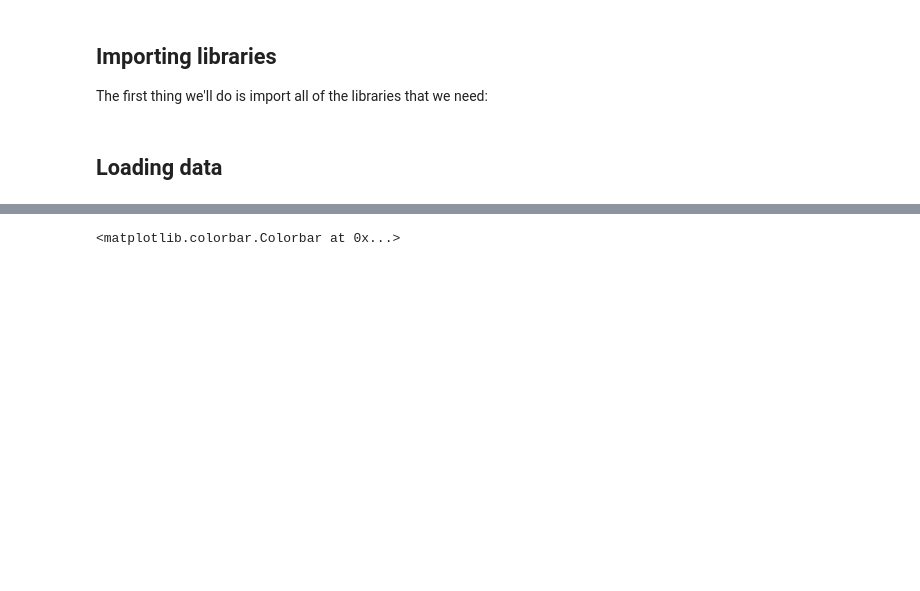
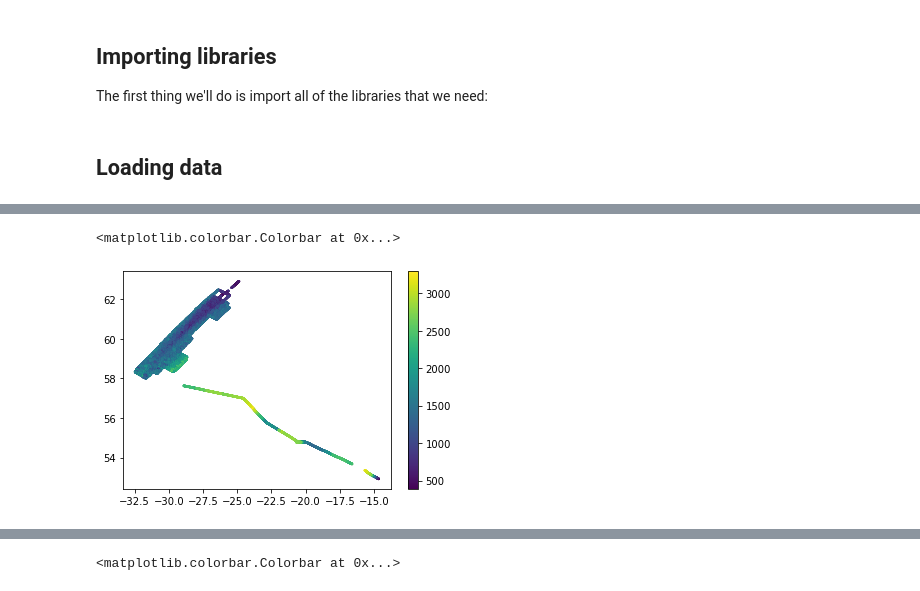
Before and after one commit to fatiando/transform2020, a Jupyter notebook: tutorial.ipynb, the cells around one changed output, grey strips where cells are left out. Cells and saved outputs as stored; diff of their text form; code cells hidden in the pictures; blank space fills up the shorter version.

```diff
--- a/tutorial.ipynb
+++ b/tutorial.ipynb
@@ -85,2 +78,9 @@ data
+# %%
+plt.figure()
+plt.scatter(data.LON, data.LAT, c=data.CORR_DEPTH, s=2)
+plt.colorbar()
+# %% [output]
+<matplotlib.colorbar.Colorbar at 0x...>
+[figure, added]
 # %%
 data = data[vd.inside((data.LON, data.LAT), [-33, -24, 57.5, 63])]
```
Also changed, not shown: parts of 21 cells of this notebook.
